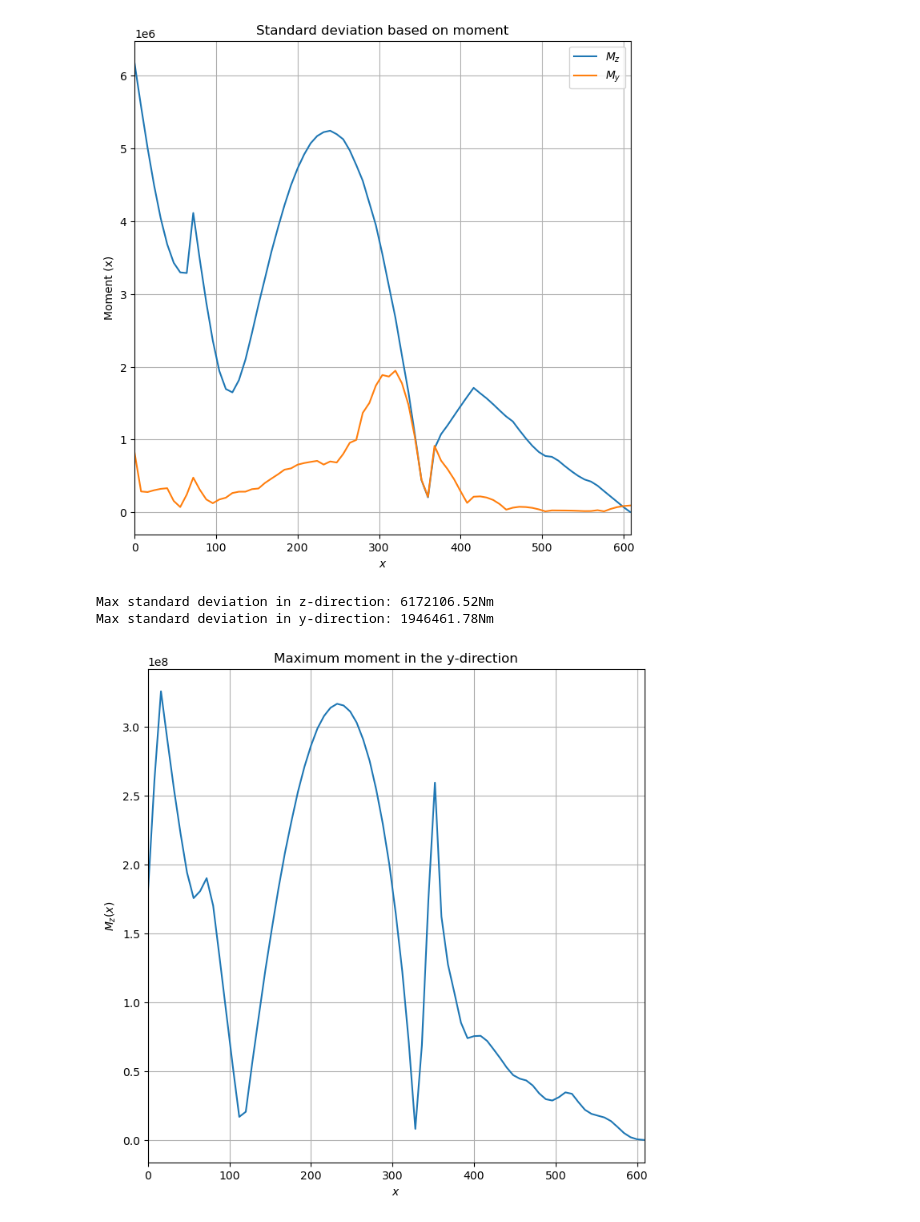
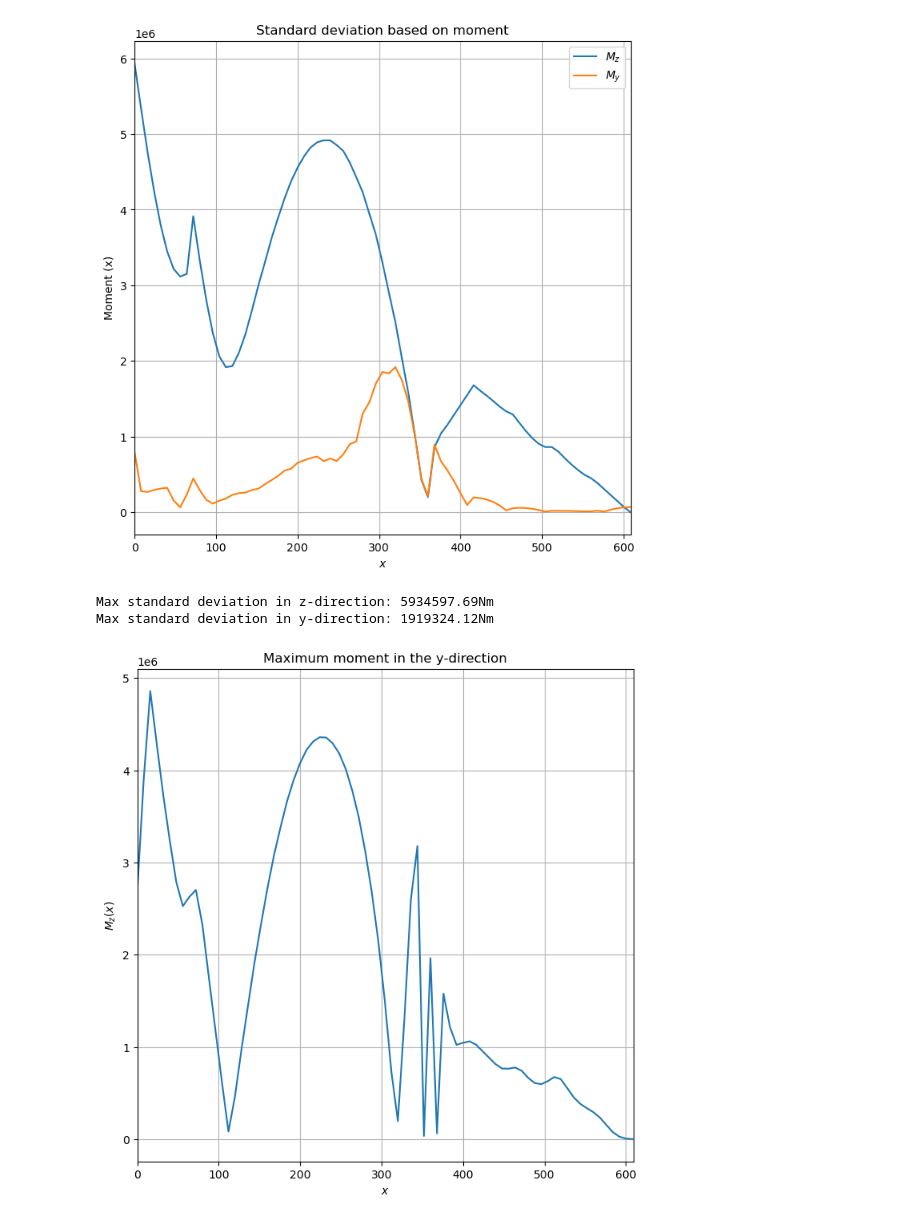
Before and after one commit to markusweberg/buffeting_load_response, a Jupyter notebook: Buffeting_load_response.ipynb, the cells around one changed output. Cells and saved outputs as stored; diff of their text form; code cells hidden in the pictures.

Commit message:
Added estimated damping ratios

```diff
--- a/Buffeting_load_response.ipynb
+++ b/Buffeting_load_response.ipynb
@@ -2,9 +2,12 @@
 import numpy as np
 import matplotlib.pyplot as plt
 # %%
+# Model for testing
+model = "Initial"
+
 # Importing the mode shapes and natural frequencies from Abaqus and calculating the modal system matrices
-file_path = "./Data/Initial model/Deformation/grenland_bridge"
-file_path_moment = "./Data/Initial model/Moment/grenland_bridge_modes.npy"
+file_path = "./Data/" + model + " model/Deformation/grenland_bridge"
+file_path_moment = "./Data/" + model + " model/Moment/grenland_bridge_modes.npy"
 
 # Bridge length vector
 x = np.arange(0, 609, 8)
@@ -20,11 +23,16 @@ phi = phi[:,:20,:]
 f_n = np.load(file_path + "_frequencies.npy")
 w_n = f_n * 2 * np.pi
 
-# Damping
-xi = 0.5 / 100
-
 # Number of modes
 n_modes = phi.shape[1]
+
+# Damping
+xi = np.load("damping_ratio.npy")
+xi_vector = {"Initial": np.array([1, 3, 5, 7, 13, 11, 14, 17, 20, 24, 27, 34, 43, 37, 59]),
+             "Updated": np.array([1, 2, 5, 6, 9, 11, 14, 17, 21, 24, 26, 34, 41, 35, 53])}
+xi_interp_length = np.arange(n_modes)
+xi_interp = np.interp(xi_interp_length, xi_vector[model], xi)
+# xi = 0.5 / 100
 
 # Generalized mass matrix
 M_gen = np.load(file_path + "_mass.npy")
@@ -40,7 +48,7 @@ for i in range(n_modes):
 
     K_modal[i, i] = w_n[i]**2 * M_modal[i, i]
 
-    C_modal[i, i] = 2 * M_modal[i, i] * w_n[i] * xi
+    C_modal[i, i] = 2 * M_modal[i, i] * w_n[i] * xi_interp[i]
 # %%
 # Calculating the wind load properties
 # NS-EN 1991-1-4
@@ -314,33 +318,33 @@ plt.show()
 print(f"Max standard deviation in z-direction: {round(np.max(std_dev_y_moment.real), 2)}Nm")
 print(f"Max standard deviation in y-direction: {round(np.max(std_dev_z_moment.real), 2)}Nm")
 # %% [output]
-[figure, old version]
+[figure, new version]
-Max standard deviation in z-direction: 6172106.52Nm
-Max standard deviation in y-direction: 1946461.78Nm
+Max standard deviation in z-direction: 5934597.69Nm
+Max standard deviation in y-direction: 1919324.12Nm
 # %%
 # Calculating bending moment based on the deformation using formula
+# For confirming the data above
 # M = EI * y''
-# Test: Not producing the correct answer atm
 
 EI1 = 2.92893E+12
 EI2 = 1.93233E+12
 
 EI = np.zeros_like(std_dev_y.real)
 EI[:45] = EI1
 EI[45:] = EI2
 
-dydy = np.gradient(np.gradient(std_dev_y.real))
+dydy = np.gradient(np.gradient(std_dev_y.real, x), x)
 
 M = EI * dydy
 
 plt.figure(figsize=(8,8))
 plt.grid()
 # Plotting the absolute value of the moment gave a plot similar to the plot above
 plt.plot(x, np.abs(M))
 plt.xlim(0, 609)
 plt.title("Maximum moment in the y-direction")
 plt.xlabel("$x$")
 plt.ylabel("$M_z(x)$")
 plt.show()
 # %% [output]
-[figure, old version]
+[figure, new version]
```
Also changed, not shown: parts of 4 cells of this notebook, 10 other files.
